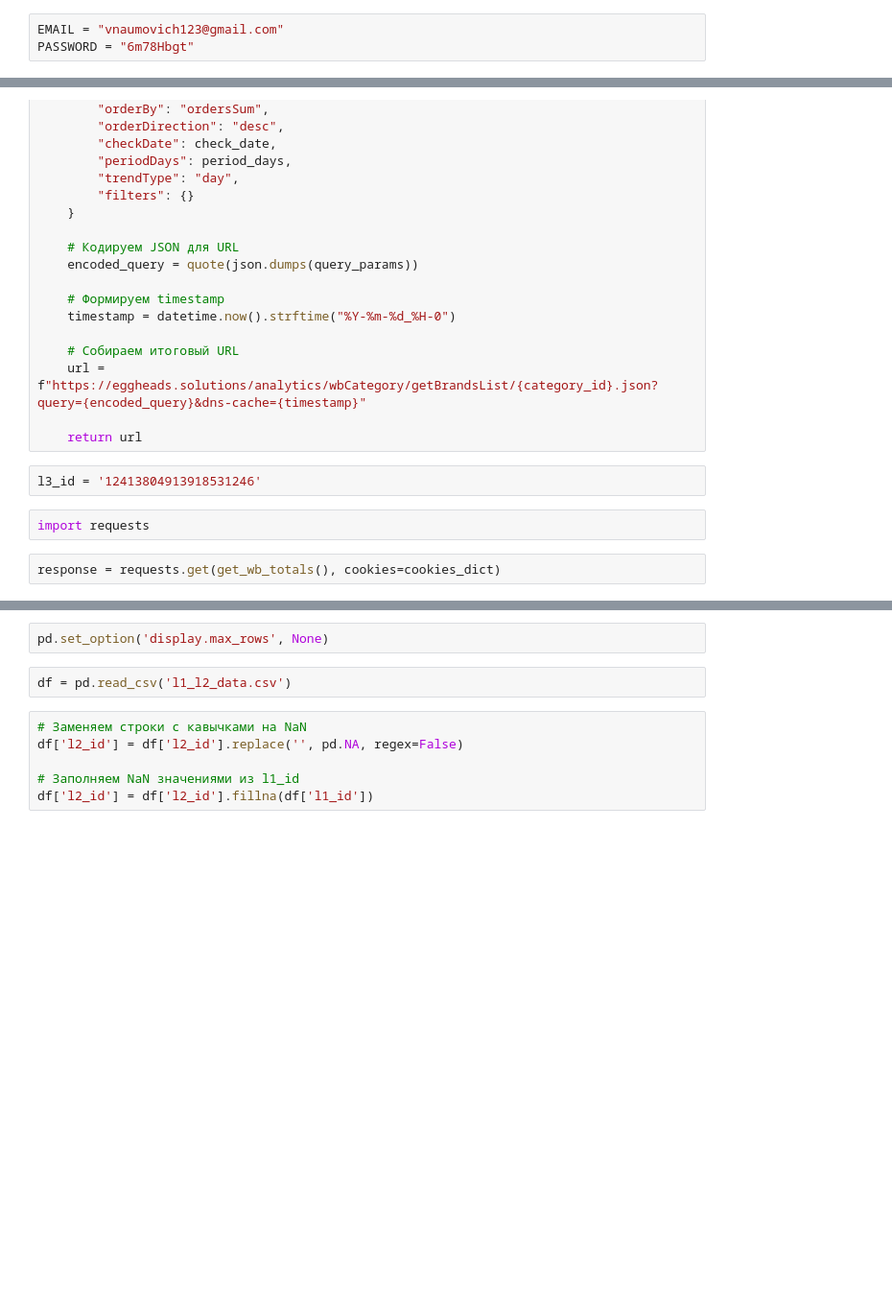
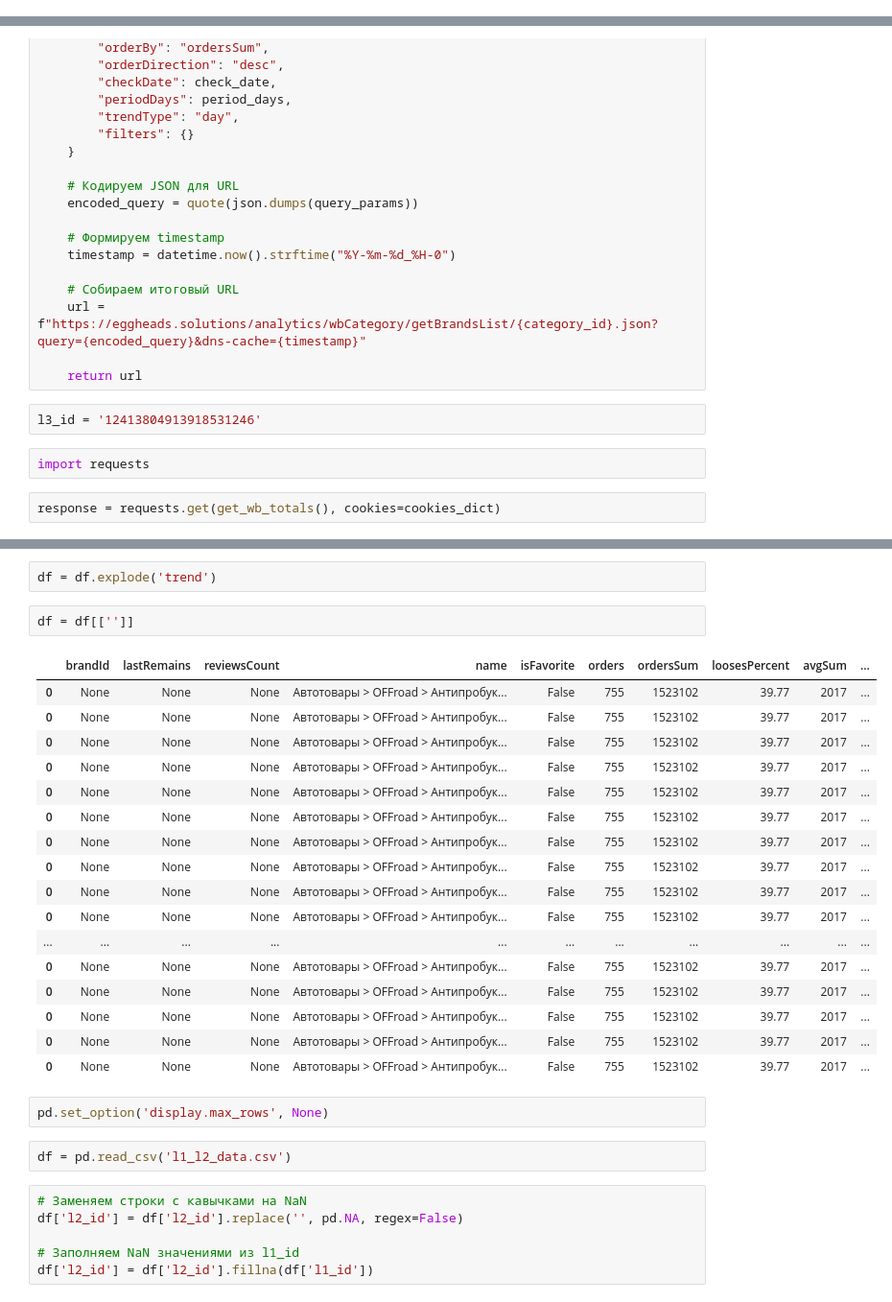
Before and after one commit to vnaumq/mini-dwh-sales-pipeline, a Jupyter notebook: dags/parsing.ipynb, the cells around one changed output, grey strips where cells are left out. Shown at 96% size. Saved outputs shown, nothing was run; the diff lists cells and outputs as text; blank space fills up the shorter version.

```diff
--- a/dags/parsing.ipynb
+++ b/dags/parsing.ipynb
@@ -14,9 +14,6 @@ today = datetime.today()
 yesterday = today - timedelta(days=1)
 today_str = today.strftime('%Y-%m-%d')
 yesterday_str = yesterday.strftime('%Y-%m-%d')
-# %%
-EMAIL = "vnaumovich123@gmail.com"
-PASSWORD = "6m78Hbgt"
 # %%
 cookies_dict = endpoints.get_cookies_local(EMAIL, PASSWORD)
 session = endpoints.get_session()
@@ -92,3 +126,25 @@ response.text
+# %%
+df = df.explode('trend')
+# %%
+df = df[['']]
+# %% [output]
+|  | brandId | lastRemains | reviewsCount | name | isFavorite | orders | ordersSum | loosesPercent | avgSum | ... |
+| 0 | None | None | None | Автотовары > OFFroad > Антипробук... | False | 755 | 1523102 | 39.77 | 2017 | ... |
+| 0 | None | None | None | Автотовары > OFFroad > Антипробук... | False | 755 | 1523102 | 39.77 | 2017 | ... |
+| 0 | None | None | None | Автотовары > OFFroad > Антипробук... | False | 755 | 1523102 | 39.77 | 2017 | ... |
+| 0 | None | None | None | Автотовары > OFFroad > Антипробук... | False | 755 | 1523102 | 39.77 | 2017 | ... |
+| 0 | None | None | None | Автотовары > OFFroad > Антипробук... | False | 755 | 1523102 | 39.77 | 2017 | ... |
+| 0 | None | None | None | Автотовары > OFFroad > Антипробук... | False | 755 | 1523102 | 39.77 | 2017 | ... |
+| 0 | None | None | None | Автотовары > OFFroad > Антипробук... | False | 755 | 1523102 | 39.77 | 2017 | ... |
+| 0 | None | None | None | Автотовары > OFFroad > Антипробук... | False | 755 | 1523102 | 39.77 | 2017 | ... |
+| 0 | None | None | None | Автотовары > OFFroad > Антипробук... | False | 755 | 1523102 | 39.77 | 2017 | ... |
+| 0 | None | None | None | Автотовары > OFFroad > Антипробук... | False | 755 | 1523102 | 39.77 | 2017 | ... |
+| ... | ... | ... | ... | ... | ... | ... | ... | ... | ... | ... |
+| 0 | None | None | None | Автотовары > OFFroad > Антипробук... | False | 755 | 1523102 | 39.77 | 2017 | ... |
+| 0 | None | None | None | Автотовары > OFFroad > Антипробук... | False | 755 | 1523102 | 39.77 | 2017 | ... |
+| 0 | None | None | None | Автотовары > OFFroad > Антипробук... | False | 755 | 1523102 | 39.77 | 2017 | ... |
+| 0 | None | None | None | Автотовары > OFFroad > Антипробук... | False | 755 | 1523102 | 39.77 | 2017 | ... |
+| 0 | None | None | None | Автотовары > OFFroad > Антипробук... | False | 755 | 1523102 | 39.77 | 2017 | ... |
 # %%
 pd.set_option('display.max_rows', None)
 # %%
```
Also changed, not shown: parts of 3 cells of this notebook, 2 other files.
